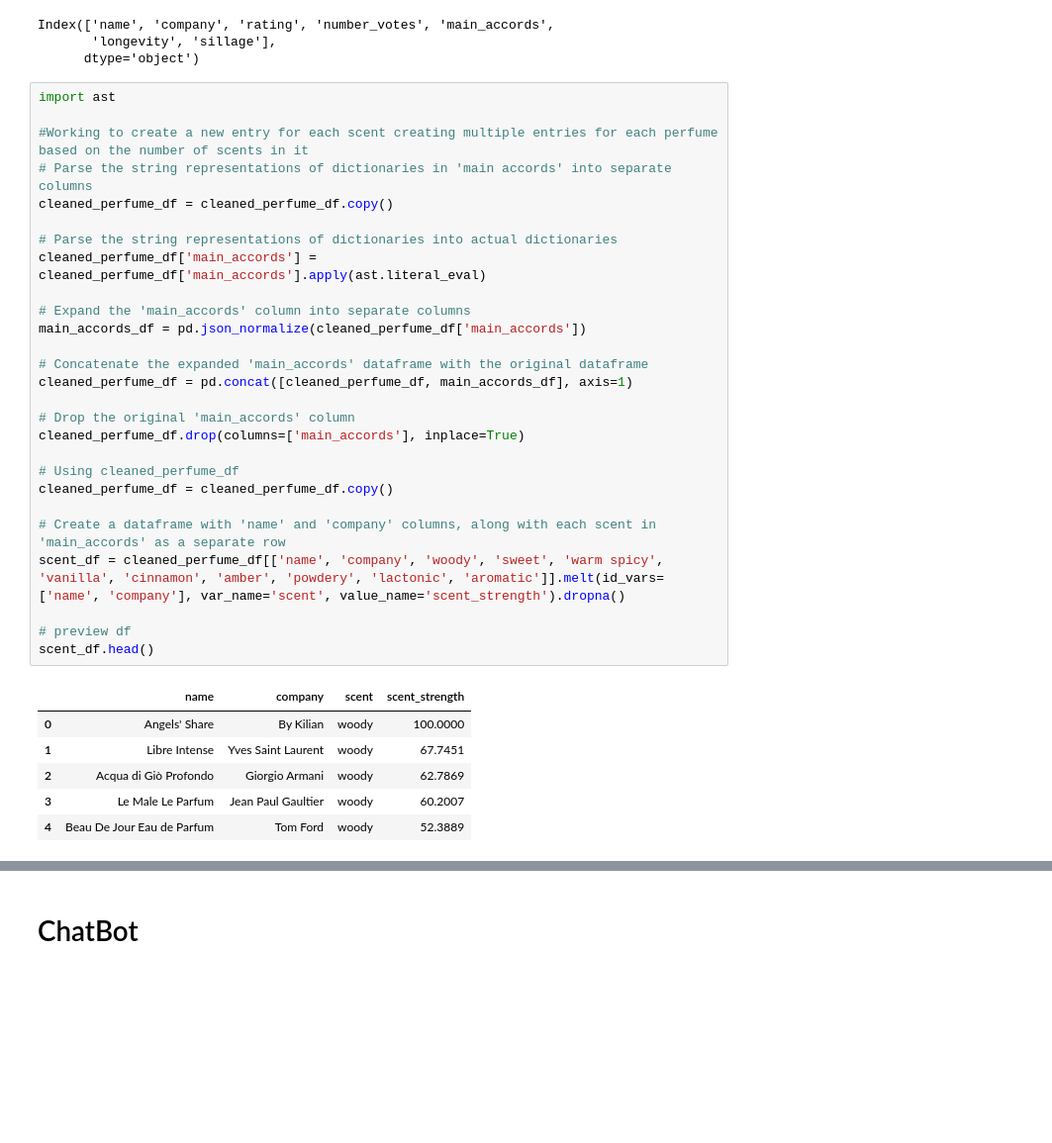
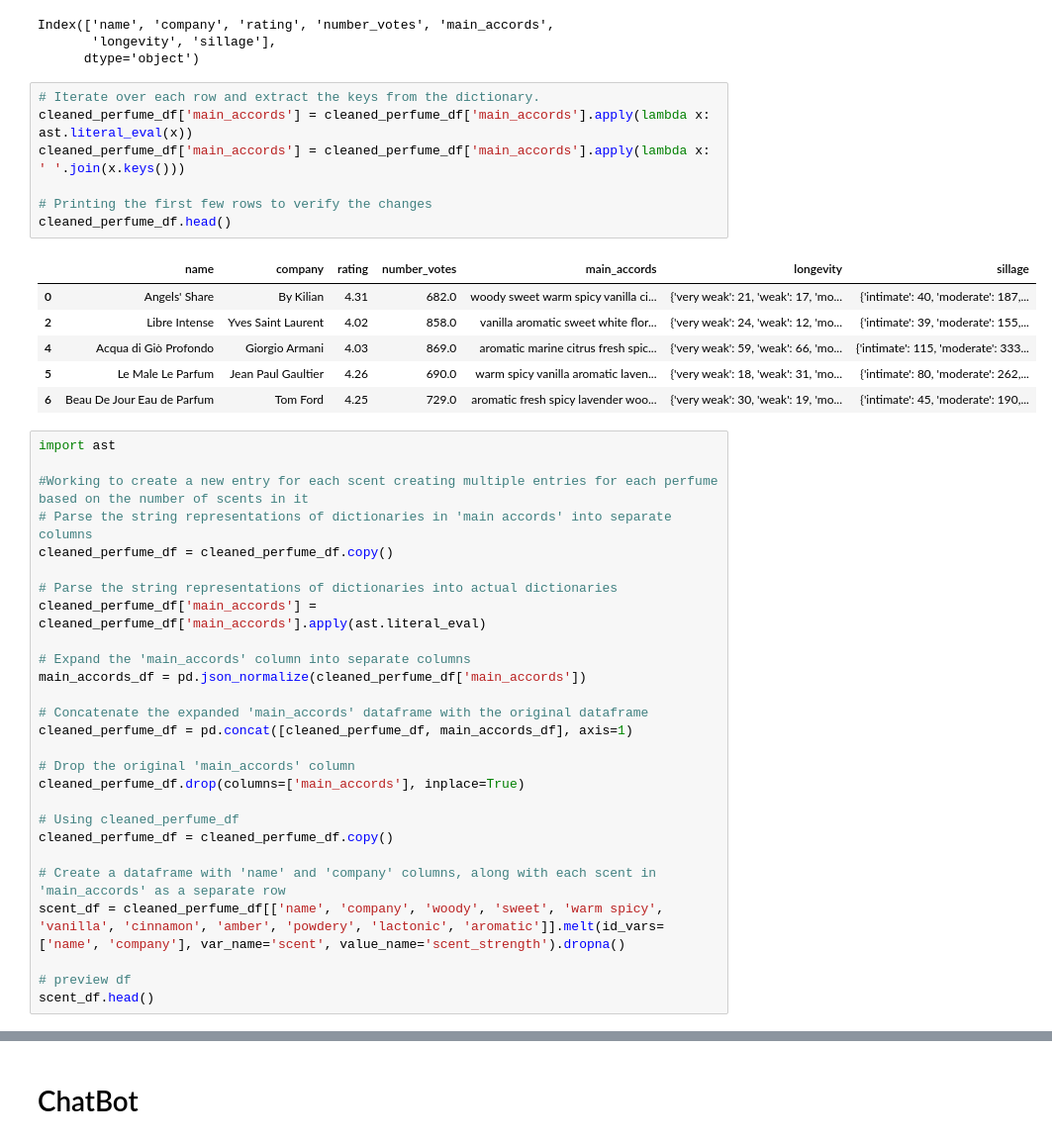
Before and after one commit to ThatCoryGirl/Project4-Perfume, a Jupyter notebook: MachineLearnTesting/Clean(er) Decision Tree.ipynb, the cells around one changed output, grey strips where cells are left out. Shown: that part at 99% size. Cells and saved outputs as stored; diff of their text form; blank space fills up the shorter version.

```diff
--- a/MachineLearnTesting/Clean(er) Decision Tree.ipynb
+++ b/MachineLearnTesting/Clean(er) Decision Tree.ipynb
@@ -148,6 +145,20 @@ print(cleaned_perfume_df.columns)
 Index(['name', 'company', 'rating', 'number_votes', 'main_accords',
        'longevity', 'sillage'],
       dtype='object')
+# %%
+# Iterate over each row and extract the keys from the dictionary.
+cleaned_perfume_df['main_accords'] = cleaned_perfume_df['main_accords'].apply(lambda x: ast.literal_eval(x))
+cleaned_perfume_df['main_accords'] = cleaned_perfume_df['main_accords'].apply(lambda x: ' '.join(x.keys()))
+
+# Printing the first few rows to verify the changes
+cleaned_perfume_df.head()
+# %% [output]
+|  | name | company | rating | number_votes | main_accords | longevity | sillage |
+| 0 | Angels' Share | By Kilian | 4.31 | 682.0 | woody sweet warm spicy vanilla ci... | {'very weak': 21, 'weak': 17, 'mo... | {'intimate': 40, 'moderate': 187,... |
+| 2 | Libre Intense | Yves Saint Laurent | 4.02 | 858.0 | vanilla aromatic sweet white flor... | {'very weak': 24, 'weak': 12, 'mo... | {'intimate': 39, 'moderate': 155,... |
+| 4 | Acqua di Giò Profondo | Giorgio Armani | 4.03 | 869.0 | aromatic marine citrus fresh spic... | {'very weak': 59, 'weak': 66, 'mo... | {'intimate': 115, 'moderate': 333... |
+| 5 | Le Male Le Parfum | Jean Paul Gaultier | 4.26 | 690.0 | warm spicy vanilla aromatic laven... | {'very weak': 18, 'weak': 31, 'mo... | {'intimate': 80, 'moderate': 262,... |
+| 6 | Beau De Jour Eau de Parfum | Tom Ford | 4.25 | 729.0 | aromatic fresh spicy lavender woo... | {'very weak': 30, 'weak': 19, 'mo... | {'intimate': 45, 'moderate': 190,... |
 # %%
 import ast
 
@@ -175,13 +186,6 @@ scent_df = cleaned_perfume_df[['name', 'company', 'woody', 'sweet', 'warm spicy'
 
 # preview df
 scent_df.head()
-# %% [output]
-|  | name | company | scent | scent_strength |
-| 0 | Angels' Share | By Kilian | woody | 100.0000 |
-| 1 | Libre Intense | Yves Saint Laurent | woody | 67.7451 |
-| 2 | Acqua di Giò Profondo | Giorgio Armani | woody | 62.7869 |
-| 3 | Le Male Le Parfum | Jean Paul Gaultier | woody | 60.2007 |
-| 4 | Beau De Jour Eau de Parfum | Tom Ford | woody | 52.3889 |
 # %%
 # Create a copy of the dataframe
 cleaned_perfume_df_copy = cleaned_perfume_df.copy()
```
Also changed, not shown: parts of 19 cells of this notebook.
